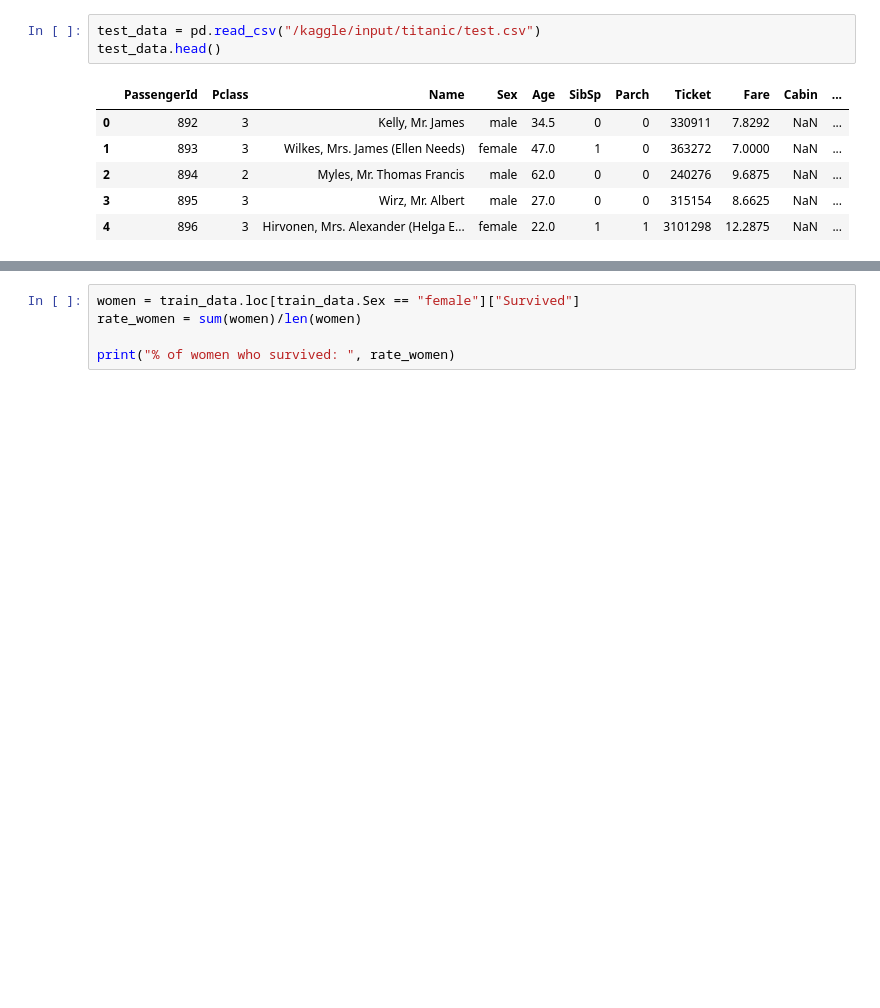
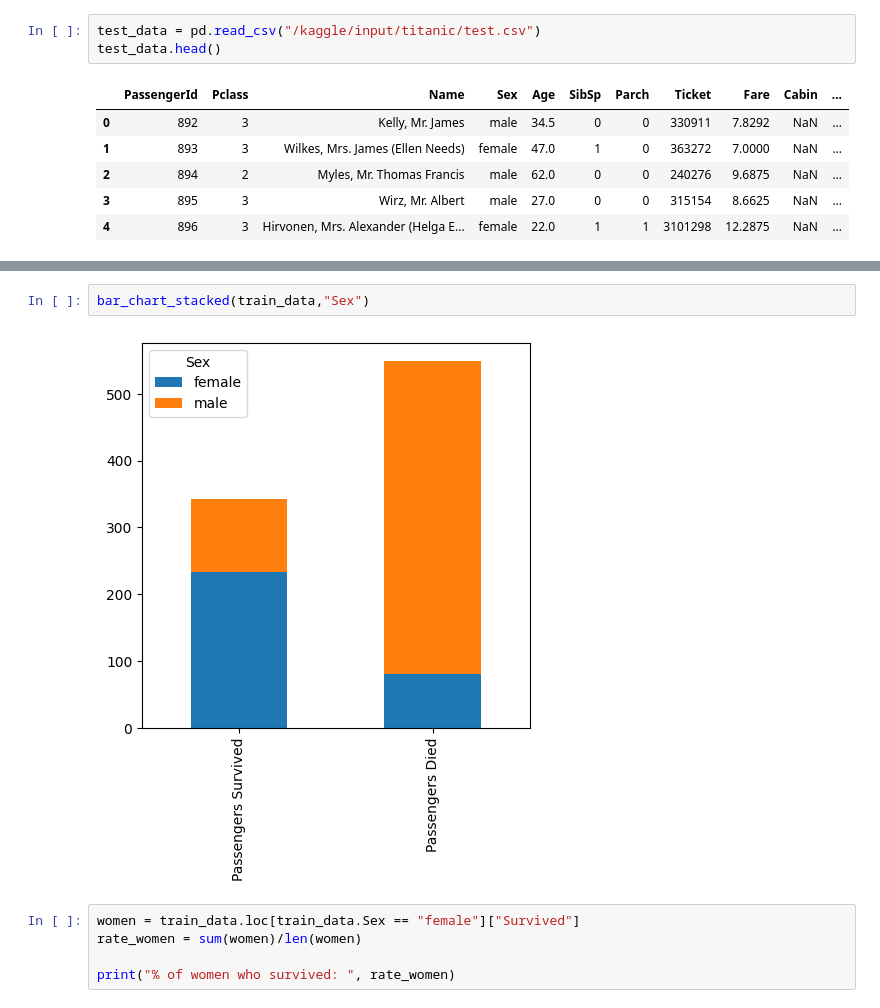
Before and after one commit to PeJiR/KAGGLE-Learn-Courses-, a Jupyter notebook: getting-started-with-titanic.ipynb, the cells around one changed output, grey strips where cells are left out. Cells and saved outputs as stored; diff of their text form; blank space fills up the shorter version.

```diff
--- a/getting-started-with-titanic.ipynb
+++ b/getting-started-with-titanic.ipynb
@@ -43,3 +154,7 @@ test_data.head()
+# %%
+bar_chart_stacked(train_data,"Sex")
+# %% [output]
+[figure, added]
 # %%
 women = train_data.loc[train_data.Sex == "female"]["Survived"]
 rate_women = sum(women)/len(women)
```
Also changed, not shown: parts of 28 cells of this notebook.
